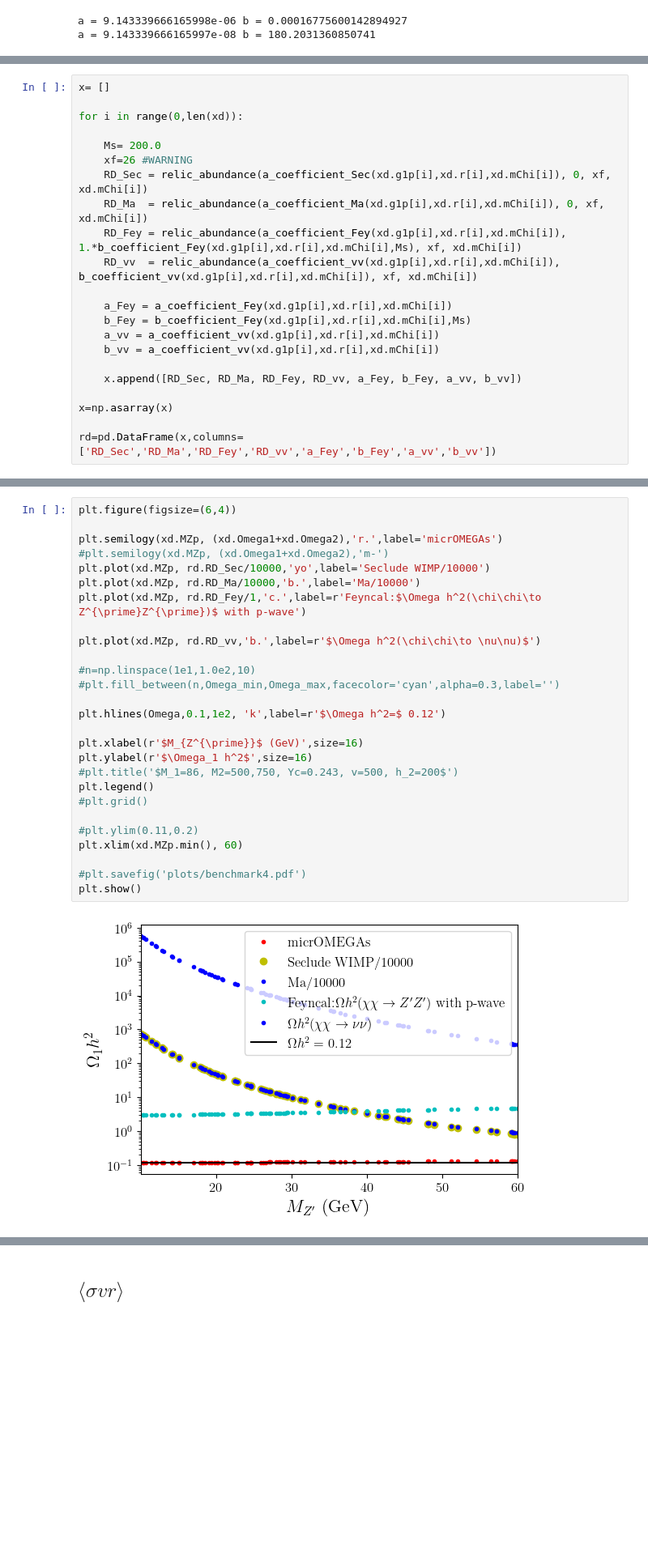
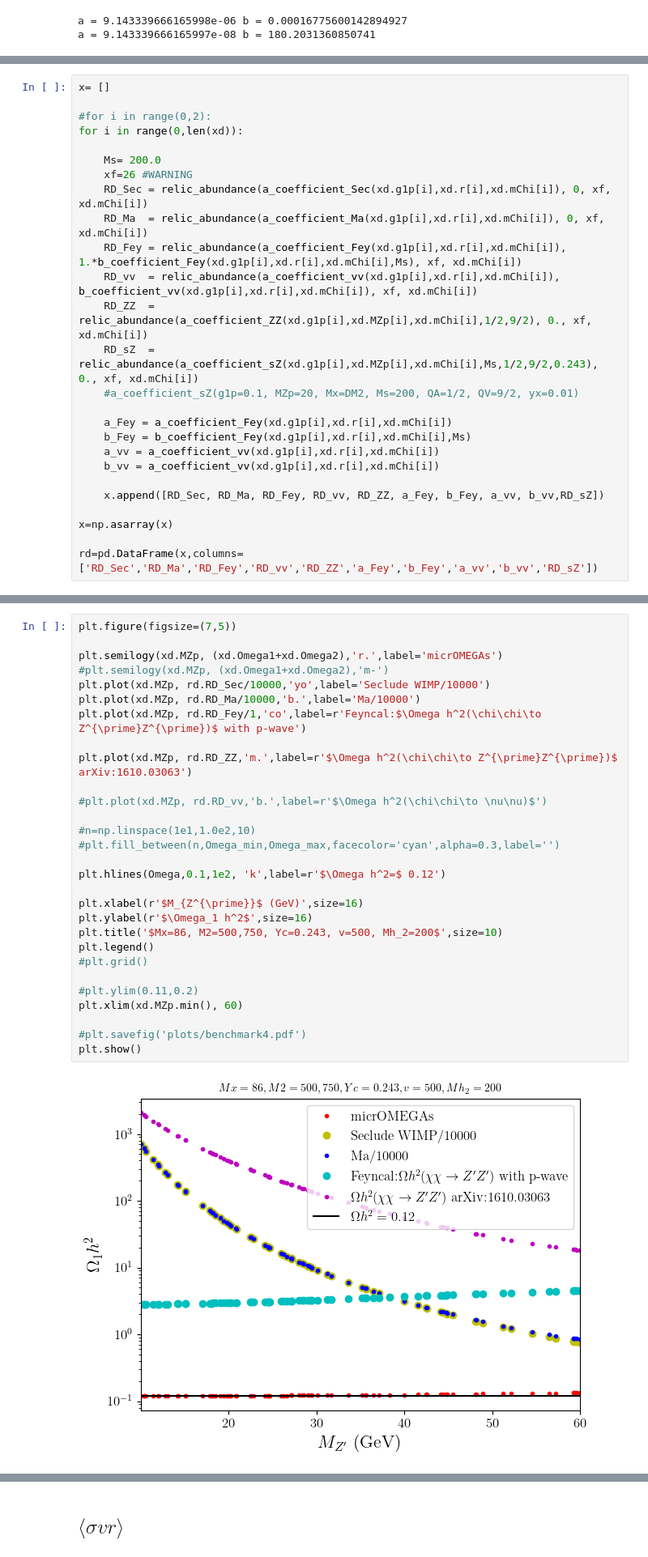
Before and after one commit to davidsuarezr/MDEO, a Jupyter notebook: Benchmark-point-DM-NO-KM.ipynb, the cells around one changed output, grey strips where cells are left out. Shown at 81% size. Saved outputs shown, nothing was run; the diff lists cells and outputs as text; blank space fills up the shorter version.

```diff
--- a/Benchmark-point-DM-NO-KM.ipynb
+++ b/Benchmark-point-DM-NO-KM.ipynb
@@ -335,6 +386,7 @@ plt.show()
 # %%
 x= []
 
+#for i in range(0,2):
 for i in range(0,len(xd)):
 
     Ms= 200.0
@@ -343,14 +395,17 @@ for i in range(0,len(xd)):
     RD_Ma  = relic_abundance(a_coefficient_Ma(xd.g1p[i],xd.r[i],xd.mChi[i]), 0, xf, xd.mChi[i])
     RD_Fey = relic_abundance(a_coefficient_Fey(xd.g1p[i],xd.r[i],xd.mChi[i]), 1.*b_coefficient_Fey(xd.g1p[i],xd.r[i],xd.mChi[i],Ms), xf, xd.mChi[i])
     RD_vv  = relic_abundance(a_coefficient_vv(xd.g1p[i],xd.r[i],xd.mChi[i]), b_coefficient_vv(xd.g1p[i],xd.r[i],xd.mChi[i]), xf, xd.mChi[i])
+    RD_ZZ  = relic_abundance(a_coefficient_ZZ(xd.g1p[i],xd.MZp[i],xd.mChi[i],1/2,9/2), 0., xf, xd.mChi[i])
+    RD_sZ  = relic_abundance(a_coefficient_sZ(xd.g1p[i],xd.MZp[i],xd.mChi[i],Ms,1/2,9/2,0.243), 0., xf, xd.mChi[i])
+    #a_coefficient_sZ(g1p=0.1, MZp=20, Mx=DM2, Ms=200, QA=1/2, QV=9/2, yx=0.01)
 
     a_Fey = a_coefficient_Fey(xd.g1p[i],xd.r[i],xd.mChi[i])
     b_Fey = b_coefficient_Fey(xd.g1p[i],xd.r[i],xd.mChi[i],Ms)
     a_vv = a_coefficient_vv(xd.g1p[i],xd.r[i],xd.mChi[i])
     b_vv = a_coefficient_vv(xd.g1p[i],xd.r[i],xd.mChi[i])
 
-    x.append([RD_Sec, RD_Ma, RD_Fey, RD_vv, a_Fey, b_Fey, a_vv, b_vv])
+    x.append([RD_Sec, RD_Ma, RD_Fey, RD_vv, RD_ZZ, a_Fey, b_Fey, a_vv, b_vv,RD_sZ])
 
 x=np.asarray(x)
 
-rd=pd.DataFrame(x,columns=['RD_Sec','RD_Ma','RD_Fey','RD_vv','a_Fey','b_Fey','a_vv','b_vv'])
+rd=pd.DataFrame(x,columns=['RD_Sec','RD_Ma','RD_Fey','RD_vv','RD_ZZ','a_Fey','b_Fey','a_vv','b_vv','RD_sZ'])
@@ -357,29 +419,31 @@ rd=pd.DataFrame(x,columns=['RD_Sec','RD_Ma','RD_Fey','RD_vv','a_Fey','b_Fey','a_
 # %%
-plt.figure(figsize=(6,4))
+plt.figure(figsize=(7,5))
 
 plt.semilogy(xd.MZp, (xd.Omega1+xd.Omega2),'r.',label='micrOMEGAs')
 #plt.semilogy(xd.MZp, (xd.Omega1+xd.Omega2),'m-')
 plt.plot(xd.MZp, rd.RD_Sec/10000,'yo',label='Seclude WIMP/10000')
 plt.plot(xd.MZp, rd.RD_Ma/10000,'b.',label='Ma/10000')
-plt.plot(xd.MZp, rd.RD_Fey/1,'c.',label=r'Feyncal:$\Omega h^2(\chi\chi\to Z^{\prime}Z^{\prime})$ with p-wave')
+plt.plot(xd.MZp, rd.RD_Fey/1,'co',label=r'Feyncal:$\Omega h^2(\chi\chi\to Z^{\prime}Z^{\prime})$ with p-wave')
 
-plt.plot(xd.MZp, rd.RD_vv,'b.',label=r'$\Omega h^2(\chi\chi\to \nu\nu)$')
+plt.plot(xd.MZp, rd.RD_ZZ,'m.',label=r'$\Omega h^2(\chi\chi\to Z^{\prime}Z^{\prime})$ arXiv:1610.03063')
+
+#plt.plot(xd.MZp, rd.RD_vv,'b.',label=r'$\Omega h^2(\chi\chi\to \nu\nu)$')
 
 #n=np.linspace(1e1,1.0e2,10)
 #plt.fill_between(n,Omega_min,Omega_max,facecolor='cyan',alpha=0.3,label='')
 
 plt.hlines(Omega,0.1,1e2, 'k',label=r'$\Omega h^2=$ 0.12')
 
 plt.xlabel(r'$M_{Z^{\prime}}$ (GeV)',size=16)
 plt.ylabel(r'$\Omega_1 h^2$',size=16)
-#plt.title('$M_1=86, M2=500,750, Yc=0.243, v=500, h_2=200$')
+plt.title('$Mx=86, M2=500,750, Yc=0.243, v=500, Mh_2=200$',size=10)
 plt.legend()
 #plt.grid()
 
 #plt.ylim(0.11,0.2)
 plt.xlim(xd.MZp.min(), 60)
 
 #plt.savefig('plots/benchmark4.pdf')
 plt.show()
 # %% [output]
-[figure, old version]
+[figure, new version]
```
Also changed, not shown: parts of 9 cells of this notebook.
